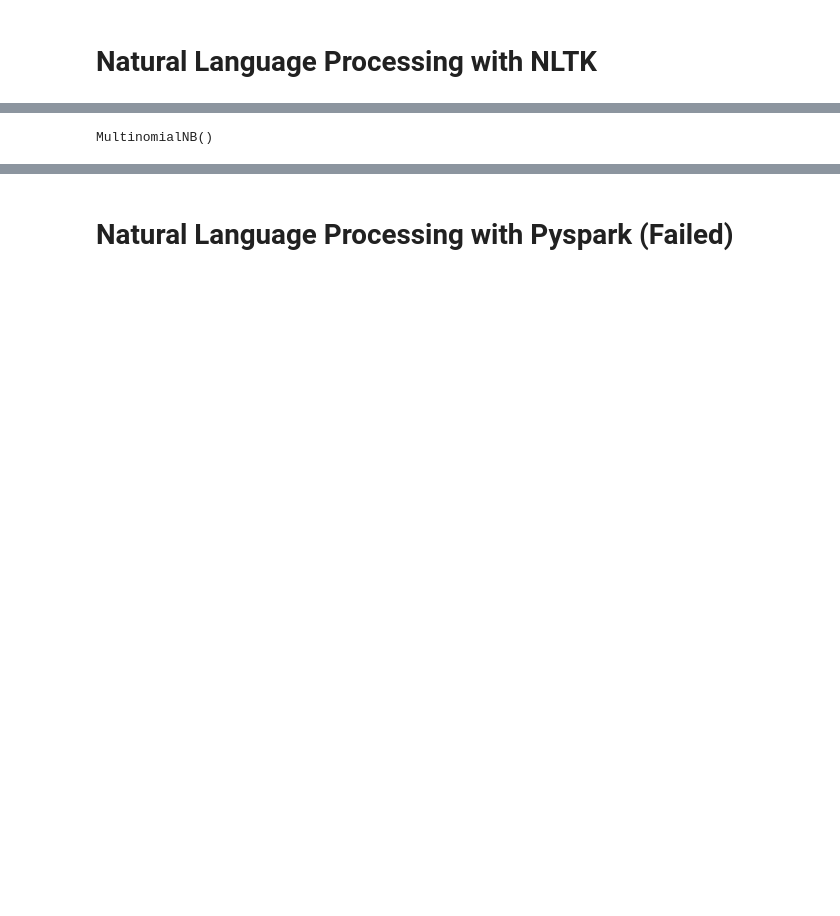
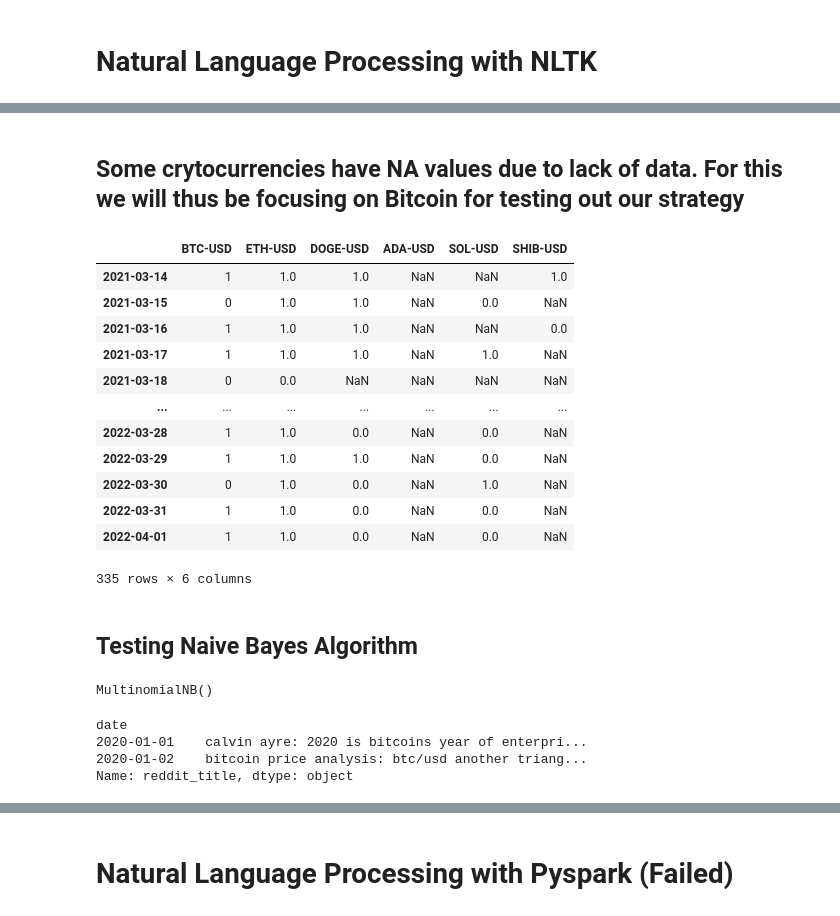
Before and after one commit to kmavyrle/CryptoAlgoTrading-with-NLP, a Jupyter notebook: Model.ipynb, the cells around one changed output, grey strips where cells are left out. Saved outputs shown, nothing was run; the diff lists cells and outputs as text; code cells hidden in the pictures; blank space fills up the shorter version.

Commit message:
Trained ML model and backtested strategy

```diff
--- a/Model.ipynb
+++ b/Model.ipynb
@@ -303,0 +375,22 @@ array([[0, 0, 0, ..., 0, 0, 1],
+# %%
+backtest_results = {}
+for crypto in crypto_dict:
+    df = cleaned_datasets[crypto]
+    predictions = rolling_backtest(scrapped_data = df,
+                    start_dt = '2019-08-01',
+                    end_dt = '2022-04-01')
+    backtest_result = pd.DataFrame(predictions.values(), index = predictions.keys())
+    backtest_result.columns = [crypto]
+    backtest_results[crypto] = backtest_result
+# %%
+predictions = rolling_backtest(scrapped_data = cleaned_datasets['XRP-USD'],
+                start_dt = '2019-08-01',
+                end_dt = '2022-04-01')
+backtest_result = pd.DataFrame(predictions.values(), index = predictions.keys())
+backtest_result.columns = ['XRP-USD']
+backtest_results['XRP-USD'] = backtest_result
+# %%
+data = backtest_results['BTC-USD']
+for crypto in backtest_results:
+    if crypto != 'BTC-USD':
+        data = data.join(backtest_results[crypto])
@@ -304,2 +399,25 @@ array([[0, 0, 0, ..., 0, 0, 1],
+# %%
+data = data.fillna(0)
+data.to_csv('backtest_results.csv')
+# %% [markdown]
+## Some crytocurrencies have NA values due to lack of data. For this we will thus be focusing on Bitcoin for testing out our strategy
+# %%
+data['2021-03-14':]
+# %% [output]
+|  | BTC-USD | ETH-USD | DOGE-USD | ADA-USD | SOL-USD | SHIB-USD |
+| 2021-03-14 | 1 | 1.0 | 1.0 | NaN | NaN | 1.0 |
+| 2021-03-15 | 0 | 1.0 | 1.0 | NaN | 0.0 | NaN |
+| 2021-03-16 | 1 | 1.0 | 1.0 | NaN | NaN | 0.0 |
+| 2021-03-17 | 1 | 1.0 | 1.0 | NaN | 1.0 | NaN |
+| 2021-03-18 | 0 | 0.0 | NaN | NaN | NaN | NaN |
+| ... | ... | ... | ... | ... | ... | ... |
+| 2022-03-28 | 1 | 1.0 | 0.0 | NaN | 0.0 | NaN |
+| 2022-03-29 | 1 | 1.0 | 1.0 | NaN | 0.0 | NaN |
+| 2022-03-30 | 0 | 1.0 | 0.0 | NaN | 1.0 | NaN |
+| 2022-03-31 | 1 | 1.0 | 0.0 | NaN | 0.0 | NaN |
+| 2022-04-01 | 1 | 1.0 | 0.0 | NaN | 0.0 | NaN |
+335 rows × 6 columns
+# %% [markdown]
+## Testing Naive Bayes Algorithm
 # %%
 from sklearn.naive_bayes import MultinomialNB
@@ -308,3 +425,10 @@ model = MultinomialNB()
 model.fit(x_train, y_train)
 # %% [output]
 MultinomialNB()
+# %%
+df.loc['2020-01-01':'2020-01-02']['reddit_title']
+# %% [output]
+date
+2020-01-01    calvin ayre: 2020 is bitcoins year of enterpri...
+2020-01-02    bitcoin price analysis: btc/usd another triang...
+Name: reddit_title, dtype: object
```
Also changed, not shown: parts of 55 cells of this notebook, 15 other files.
